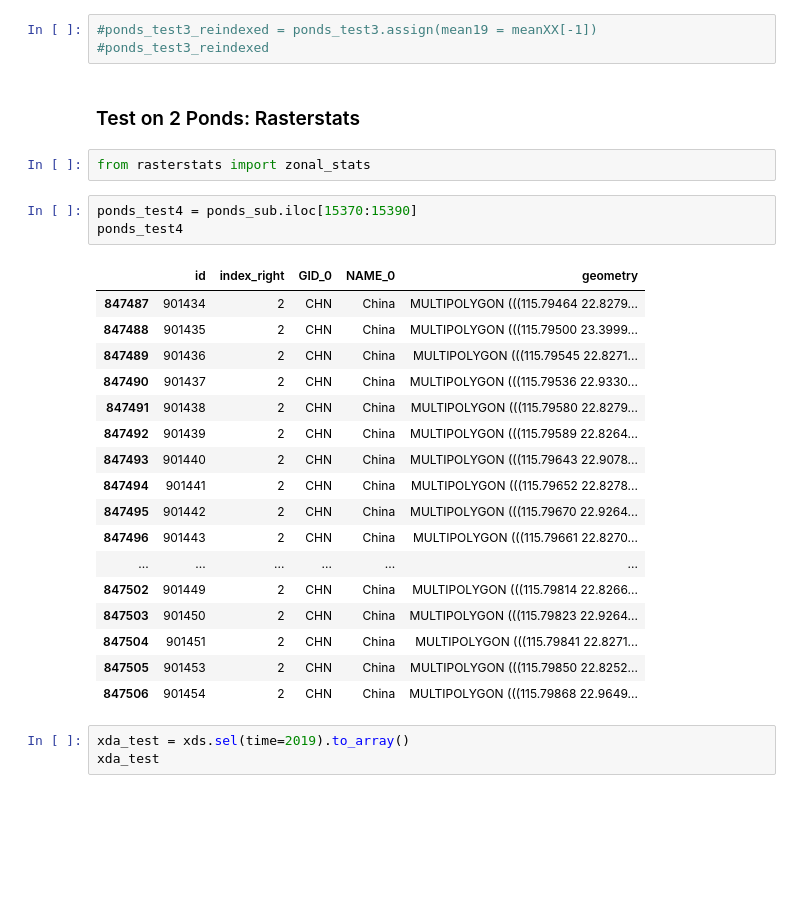
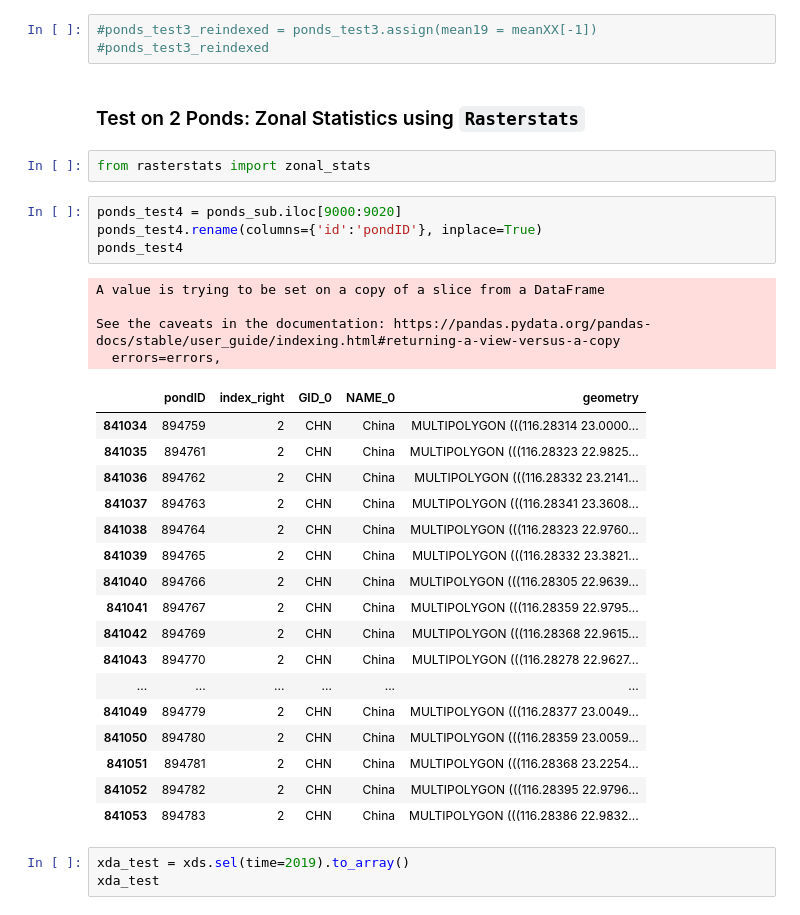
Before and after one commit to Shirobakaidou/Aquaponds, a Jupyter notebook: 04_export_waterMask+dataCoverage.ipynb, the cells around one changed output. Cells and saved outputs as stored; diff of their text form; blank space fills up the shorter version.

```diff
--- a/04_export_waterMask+dataCoverage.ipynb
+++ b/04_export_waterMask+dataCoverage.ipynb
@@ -645,30 +645,35 @@ print(len(newcols))
 #ponds_test3_reindexed = ponds_test3.assign(mean19 = meanXX[-1])
 #ponds_test3_reindexed
 # %% [markdown]
-### Test on 2 Ponds: Rasterstats
+### Test on 2 Ponds: Zonal Statistics using **`Rasterstats`**
 # %%
 from rasterstats import zonal_stats
-# %%
-ponds_test4 = ponds_sub.iloc[15370:15390]
-ponds_test4
-# %% [output]
-|  | id | index_right | GID_0 | NAME_0 | geometry |
-| 847487 | 901434 | 2 | CHN | China | MULTIPOLYGON (((115.79464 22.8279... |
-| 847488 | 901435 | 2 | CHN | China | MULTIPOLYGON (((115.79500 23.3999... |
-| 847489 | 901436 | 2 | CHN | China | MULTIPOLYGON (((115.79545 22.8271... |
-| 847490 | 901437 | 2 | CHN | China | MULTIPOLYGON (((115.79536 22.9330... |
-| 847491 | 901438 | 2 | CHN | China | MULTIPOLYGON (((115.79580 22.8279... |
-| 847492 | 901439 | 2 | CHN | China | MULTIPOLYGON (((115.79589 22.8264... |
-| 847493 | 901440 | 2 | CHN | China | MULTIPOLYGON (((115.79643 22.9078... |
-| 847494 | 901441 | 2 | CHN | China | MULTIPOLYGON (((115.79652 22.8278... |
-| 847495 | 901442 | 2 | CHN | China | MULTIPOLYGON (((115.79670 22.9264... |
-| 847496 | 901443 | 2 | CHN | China | MULTIPOLYGON (((115.79661 22.8270... |
-| ... | ... | ... | ... | ... | ... |
-| 847502 | 901449 | 2 | CHN | China | MULTIPOLYGON (((115.79814 22.8266... |
-| 847503 | 901450 | 2 | CHN | China | MULTIPOLYGON (((115.79823 22.9264... |
-| 847504 | 901451 | 2 | CHN | China | MULTIPOLYGON (((115.79841 22.8271... |
-| 847505 | 901453 | 2 | CHN | China | MULTIPOLYGON (((115.79850 22.8252... |
-| 847506 | 901454 | 2 | CHN | China | MULTIPOLYGON (((115.79868 22.9649... |
+# %%
+ponds_test4 = ponds_sub.iloc[9000:9020]
+ponds_test4.rename(columns={'id':'pondID'}, inplace=True)
+ponds_test4
+# %% [output]
+A value is trying to be set on a copy of a slice from a DataFrame
+
+See the caveats in the documentation: https://pandas.pydata.org/pandas-docs/stable/user_guide/indexing.html#returning-a-view-versus-a-copy
+  errors=errors,
+|  | pondID | index_right | GID_0 | NAME_0 | geometry |
+| 841034 | 894759 | 2 | CHN | China | MULTIPOLYGON (((116.28314 23.0000... |
+| 841035 | 894761 | 2 | CHN | China | MULTIPOLYGON (((116.28323 22.9825... |
+| 841036 | 894762 | 2 | CHN | China | MULTIPOLYGON (((116.28332 23.2141... |
+| 841037 | 894763 | 2 | CHN | China | MULTIPOLYGON (((116.28341 23.3608... |
+| 841038 | 894764 | 2 | CHN | China | MULTIPOLYGON (((116.28323 22.9760... |
+| 841039 | 894765 | 2 | CHN | China | MULTIPOLYGON (((116.28332 23.3821... |
+| 841040 | 894766 | 2 | CHN | China | MULTIPOLYGON (((116.28305 22.9639... |
+| 841041 | 894767 | 2 | CHN | China | MULTIPOLYGON (((116.28359 22.9795... |
+| 841042 | 894769 | 2 | CHN | China | MULTIPOLYGON (((116.28368 22.9615... |
+| 841043 | 894770 | 2 | CHN | China | MULTIPOLYGON (((116.28278 22.9627... |
+| ... | ... | ... | ... | ... | ... |
+| 841049 | 894779 | 2 | CHN | China | MULTIPOLYGON (((116.28377 23.0049... |
+| 841050 | 894780 | 2 | CHN | China | MULTIPOLYGON (((116.28359 23.0059... |
+| 841051 | 894781 | 2 | CHN | China | MULTIPOLYGON (((116.28368 23.2254... |
+| 841052 | 894782 | 2 | CHN | China | MULTIPOLYGON (((116.28395 22.9796... |
+| 841053 | 894783 | 2 | CHN | China | MULTIPOLYGON (((116.28386 22.9832... |
 # %%
 xda_test = xds.sel(time=2019).to_array()
 xda_test
```
Also changed, not shown: parts of 8 cells of this notebook.
